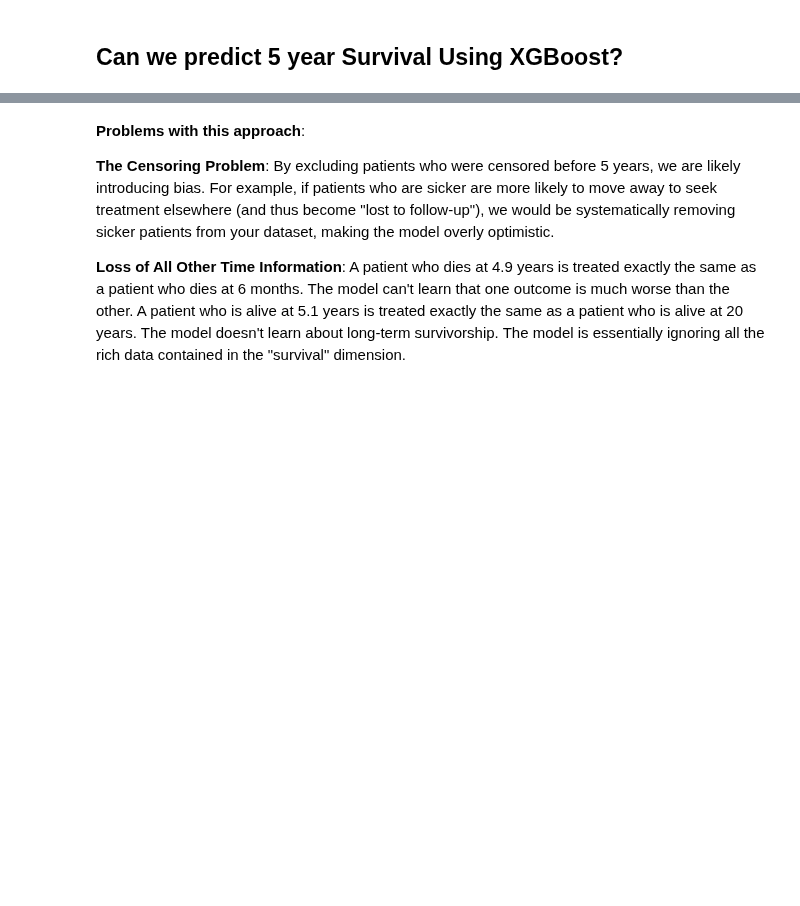
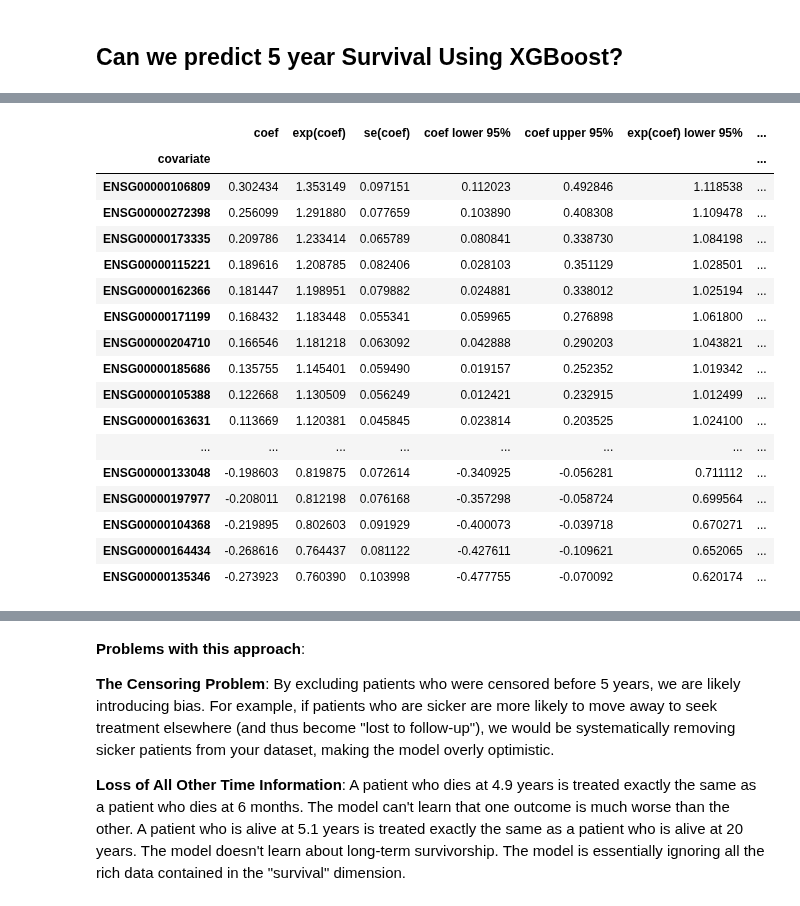
Before and after one commit to Djtrainer/cancer_research, a Jupyter notebook: notebooks/brca_eda.ipynb, the cells around one changed output, grey strips where cells are left out. Saved outputs shown, nothing was run; the diff lists cells and outputs as text; code cells hidden in the pictures; blank space fills up the shorter version.

```diff
--- a/notebooks/brca_eda.ipynb
+++ b/notebooks/brca_eda.ipynb
@@ -462,0 +571,21 @@ data_x.head()
+# %%
+significant_genes.sort_values(by="exp(coef)", ascending=False)
+# %% [output]
+|  | coef | exp(coef) | se(coef) | coef lower 95% | coef upper 95% | exp(coef) lower 95% | ... |
+| covariate |  |  |  |  |  |  | ... |
+| ENSG00000106809 | 0.302434 | 1.353149 | 0.097151 | 0.112023 | 0.492846 | 1.118538 | ... |
+| ENSG00000272398 | 0.256099 | 1.291880 | 0.077659 | 0.103890 | 0.408308 | 1.109478 | ... |
+| ENSG00000173335 | 0.209786 | 1.233414 | 0.065789 | 0.080841 | 0.338730 | 1.084198 | ... |
+| ENSG00000115221 | 0.189616 | 1.208785 | 0.082406 | 0.028103 | 0.351129 | 1.028501 | ... |
+| ENSG00000162366 | 0.181447 | 1.198951 | 0.079882 | 0.024881 | 0.338012 | 1.025194 | ... |
+| ENSG00000171199 | 0.168432 | 1.183448 | 0.055341 | 0.059965 | 0.276898 | 1.061800 | ... |
+| ENSG00000204710 | 0.166546 | 1.181218 | 0.063092 | 0.042888 | 0.290203 | 1.043821 | ... |
+| ENSG00000185686 | 0.135755 | 1.145401 | 0.059490 | 0.019157 | 0.252352 | 1.019342 | ... |
+| ENSG00000105388 | 0.122668 | 1.130509 | 0.056249 | 0.012421 | 0.232915 | 1.012499 | ... |
+| ENSG00000163631 | 0.113669 | 1.120381 | 0.045845 | 0.023814 | 0.203525 | 1.024100 | ... |
+| ... | ... | ... | ... | ... | ... | ... | ... |
+| ENSG00000133048 | -0.198603 | 0.819875 | 0.072614 | -0.340925 | -0.056281 | 0.711112 | ... |
+| ENSG00000197977 | -0.208011 | 0.812198 | 0.076168 | -0.357298 | -0.058724 | 0.699564 | ... |
+| ENSG00000104368 | -0.219895 | 0.802603 | 0.091929 | -0.400073 | -0.039718 | 0.670271 | ... |
+| ENSG00000164434 | -0.268616 | 0.764437 | 0.081122 | -0.427611 | -0.109621 | 0.652065 | ... |
+| ENSG00000135346 | -0.273923 | 0.760390 | 0.103998 | -0.477755 | -0.070092 | 0.620174 | ... |
```
Also changed, not shown: parts of 24 cells of this notebook.
